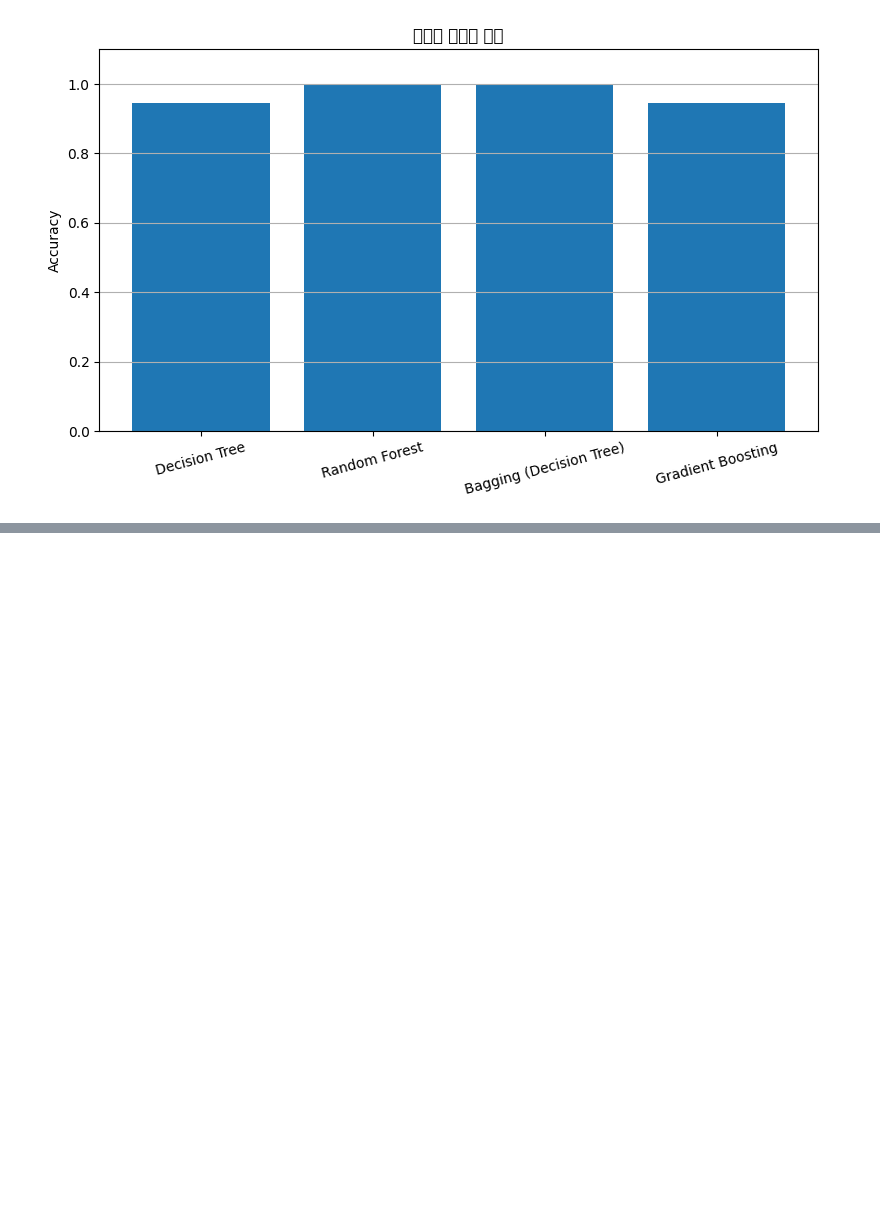
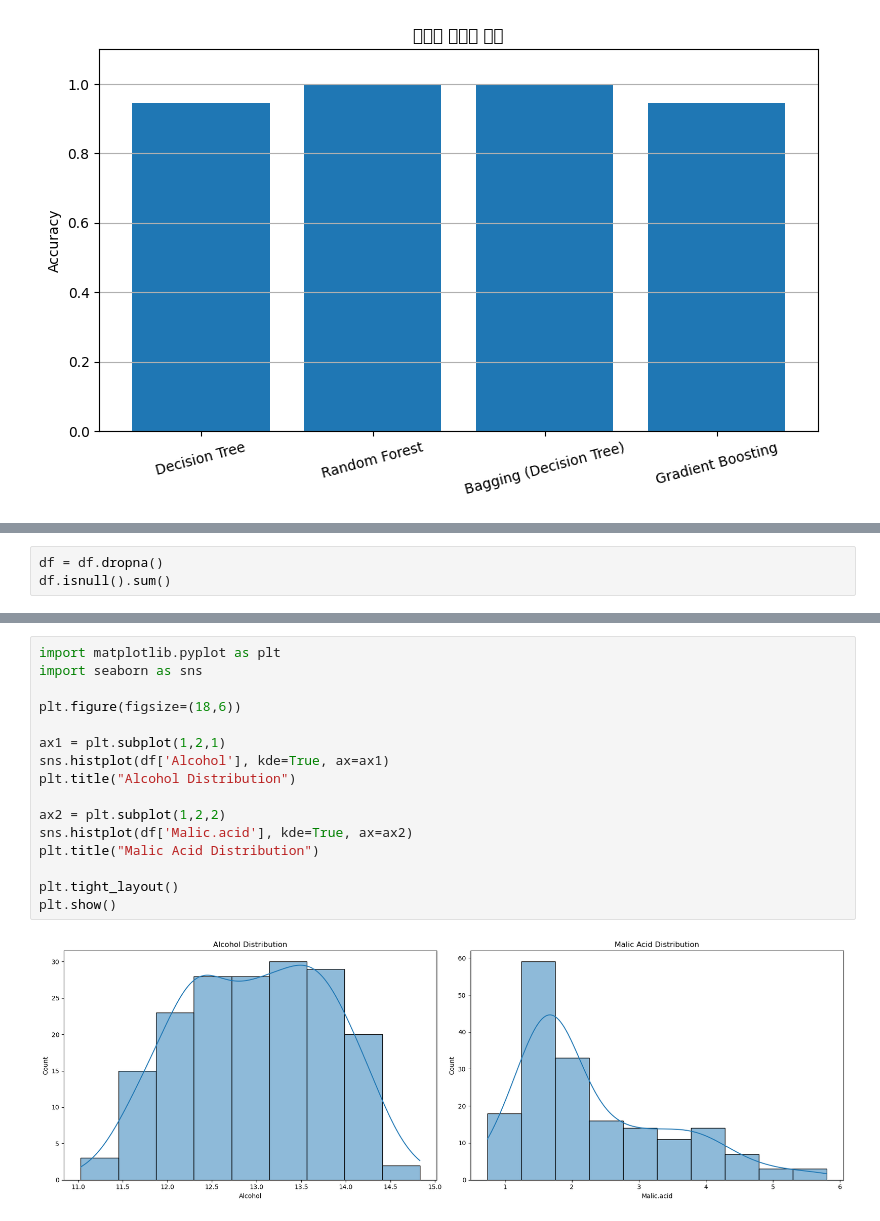
Before and after one commit to chaejinseong/AI-class, a Jupyter notebook: WEEK3/f.ipynb, the cells around one changed output, grey strips where cells are left out. Drawn from its saved outputs; the diff is of its cells as text; blank space fills up the shorter version.

```diff
--- a/WEEK3/f.ipynb
+++ b/WEEK3/f.ipynb
@@ -145,0 +381,3 @@ weighted avg     0.9466    0.9444    0.9443        36
+# %%
+df = df.dropna()
+df.isnull().sum()
@@ -145,0 +400,18 @@ weighted avg     0.9466    0.9444    0.9443        36
+# %%
+import matplotlib.pyplot as plt
+import seaborn as sns
+
+plt.figure(figsize=(18,6))
+
+ax1 = plt.subplot(1,2,1)
+sns.histplot(df['Alcohol'], kde=True, ax=ax1)
+plt.title("Alcohol Distribution")
+
+ax2 = plt.subplot(1,2,2)
+sns.histplot(df['Malic.acid'], kde=True, ax=ax2)
+plt.title("Malic Acid Distribution")
+
+plt.tight_layout()
+plt.show()
+# %% [output]
+[figure, added]
```
Also changed, not shown: parts of 14 cells of this notebook, 1 other file.
